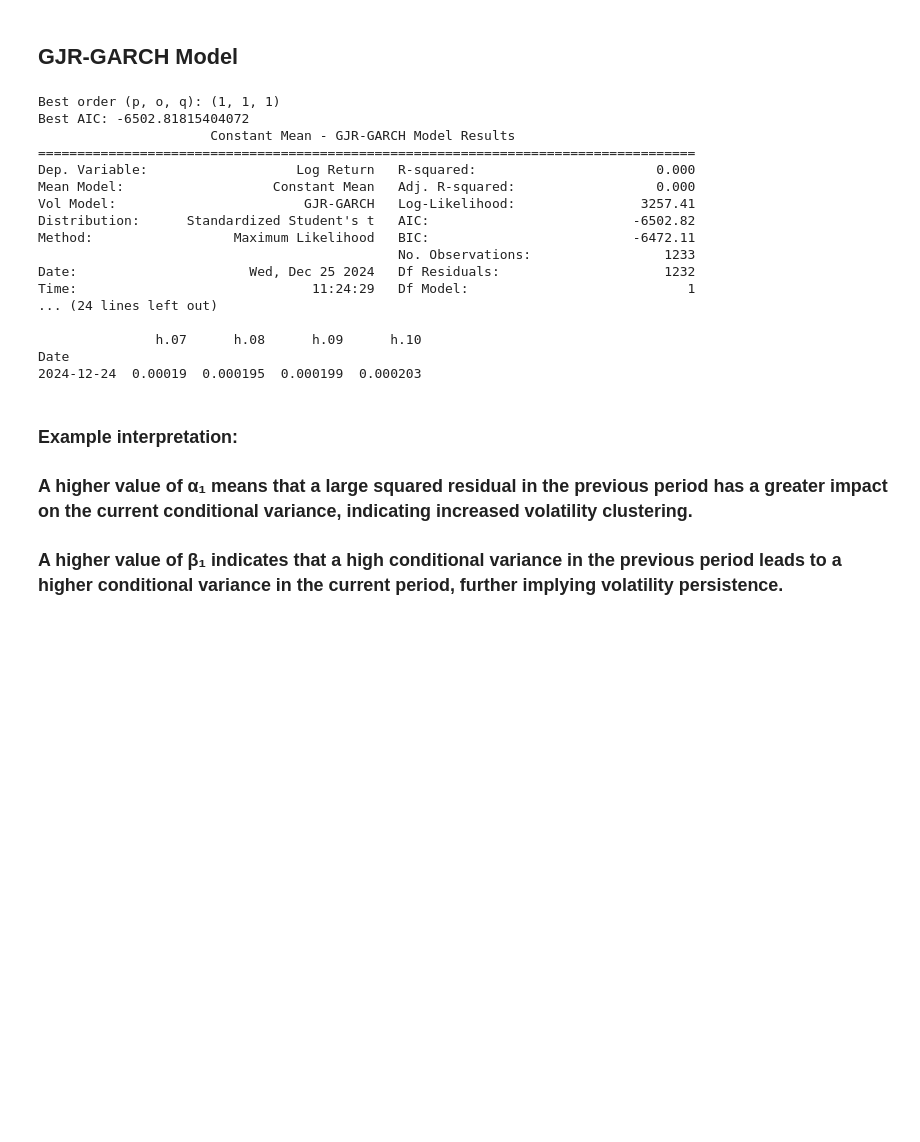
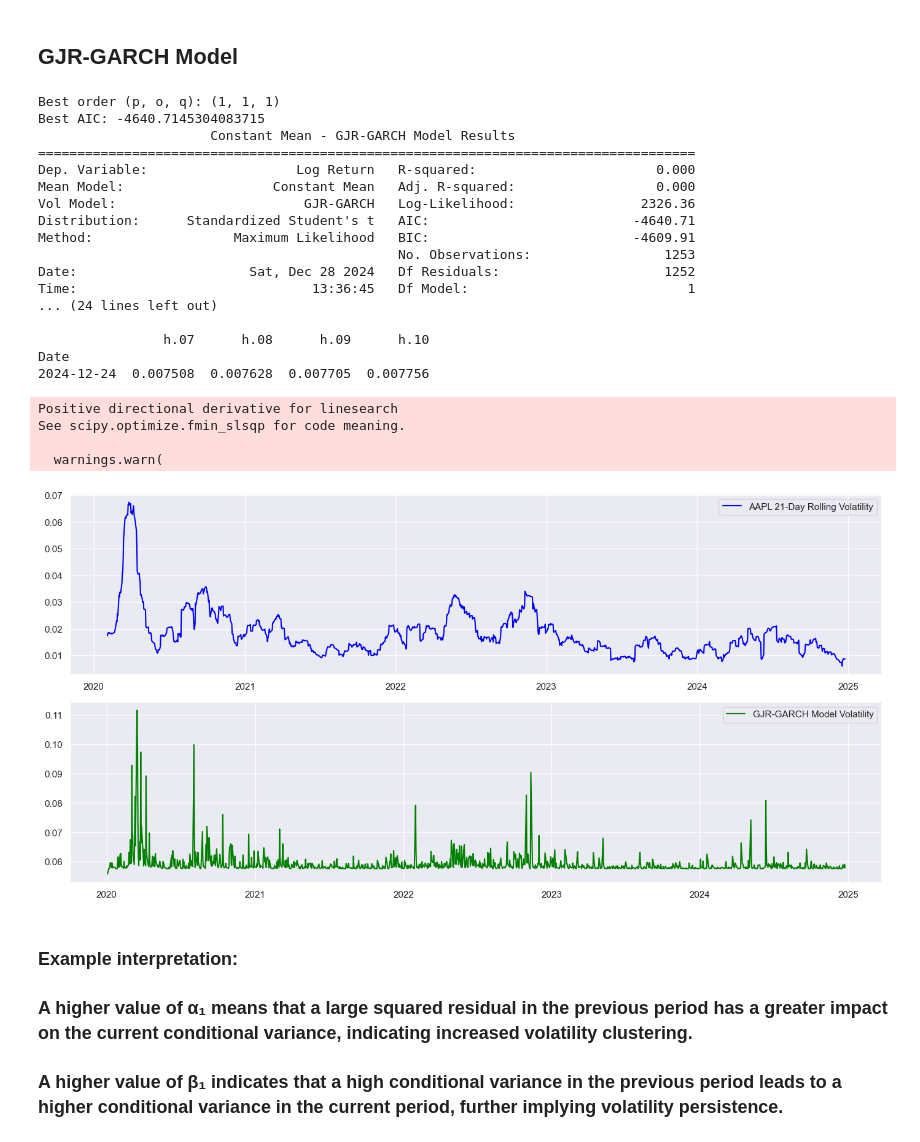
Before and after one commit to myscratchbooks/Python-and-R, a Jupyter notebook: Python_Stochastic Volatility Models Simulation and Statistical Model.ipynb, the cells around one changed output. Drawn from its saved outputs; the diff is of its cells as text; code cells hidden in the pictures; blank space fills up the shorter version.

```diff
--- a/Python_Stochastic Volatility Models Simulation and Statistical Model.ipynb
+++ b/Python_Stochastic Volatility Models Simulation and Statistical Model.ipynb
@@ -458,7 +458,7 @@ for p in p_values:
     for o in o_values:
         for q in q_values:
             try:
-                model = arch_model(aapl['Log Return'], vol='Garch', p=p, o=o, q=q, dist='StudentsT')
+                model = arch_model(aapl['Log Return'].dropna(), vol='Garch', p=p, o=o, q=q, dist='StudentsT')
                 model_fit = model.fit(disp='off', options={'maxiter': 1000})
                 if model_fit.aic < best_aic:
                     best_aic = model_fit.aic
@@ -481,22 +481,45 @@ forecasts = best_model.forecast(horizon=10)
 print(forecasts.variance.iloc[-1:])
 # %% [output]
 Best order (p, o, q): (1, 1, 1)
-Best AIC: -6502.81815404072
+Best AIC: -4640.7145304083715
                       Constant Mean - GJR-GARCH Model Results
 ====================================================================================
 Dep. Variable:                   Log Return   R-squared:                       0.000
 Mean Model:                   Constant Mean   Adj. R-squared:                  0.000
-Vol Model:                        GJR-GARCH   Log-Likelihood:                3257.41
-Distribution:      Standardized Student's t   AIC:                          -6502.82
-Method:                  Maximum Likelihood   BIC:                          -6472.11
-                                              No. Observations:                 1233
-Date:                      Wed, Dec 25 2024   Df Residuals:                     1232
-Time:                              11:24:29   Df Model:                            1
+Vol Model:                        GJR-GARCH   Log-Likelihood:                2326.36
+Distribution:      Standardized Student's t   AIC:                          -4640.71
+Method:                  Maximum Likelihood   BIC:                          -4609.91
+                                              No. Observations:                 1253
+Date:                      Sat, Dec 28 2024   Df Residuals:                     1252
+Time:                              13:36:45   Df Model:                            1
 ... (24 lines left out)
 
-               h.07      h.08      h.09      h.10
+                h.07      h.08      h.09      h.10
 Date
-2024-12-24  0.00019  0.000195  0.000199  0.000203
+2024-12-24  0.007508  0.007628  0.007705  0.007756
+Positive directional derivative for linesearch
+See scipy.optimize.fmin_slsqp for code meaning.
+
+  warnings.warn(
+# %%
+# Plot the results
+plt.figure(figsize=(14, 7))
+
+# Plot Historical Volatility
+plt.subplot(2, 1, 1)
+plt.plot(aapl['21-Day Rolling Volatility'], label=f"{ticker} 21-Day Rolling Volatility", color='blue')
+plt.legend()
+
+# Plot GARCH Model Volatility
+plt.subplot(2, 1, 2)
+plt.plot(best_model.conditional_volatility, label="GJR-GARCH Model Volatility", color='green')
+plt.legend()
+
+plt.tight_layout()
+plt.savefig("GJR-GARCH.jpg")
+plt.show()
+# %% [output]
+[figure, added]
 # %% [markdown]
 ### Example interpretation:
 ### A higher value of α₁ means that a large squared residual in the previous period has a greater impact on the current conditional variance, indicating increased volatility clustering.
```
Also changed, not shown: parts of 6 cells of this notebook.
